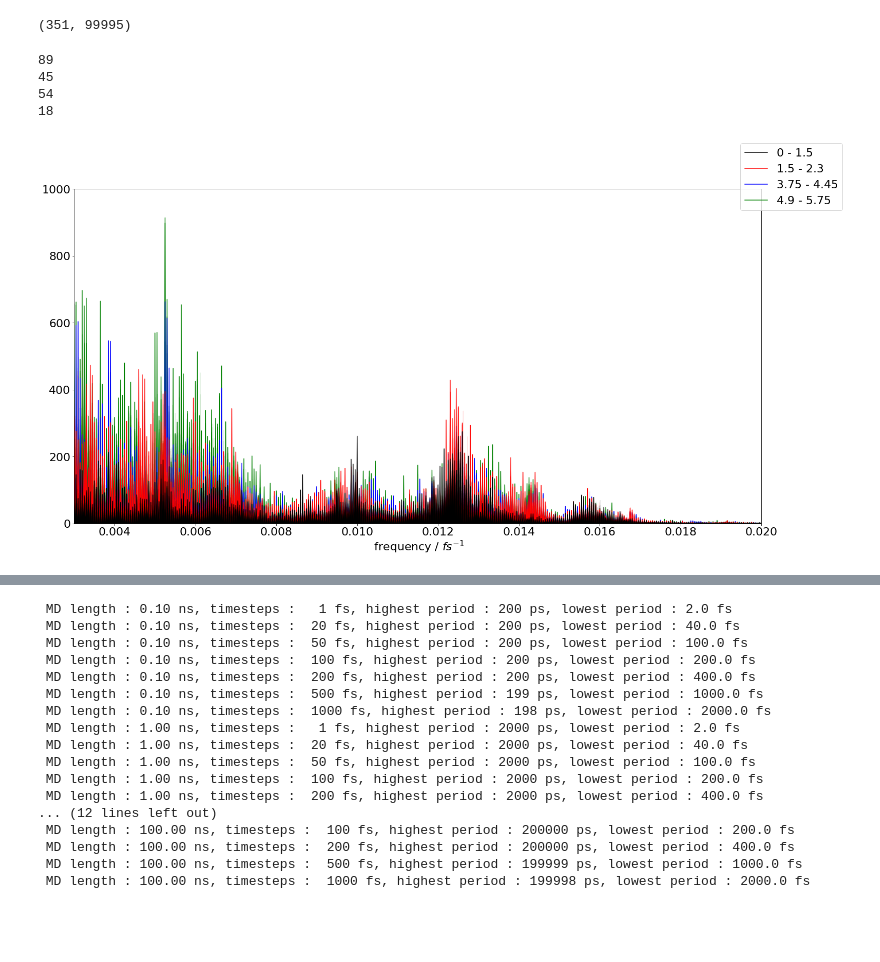
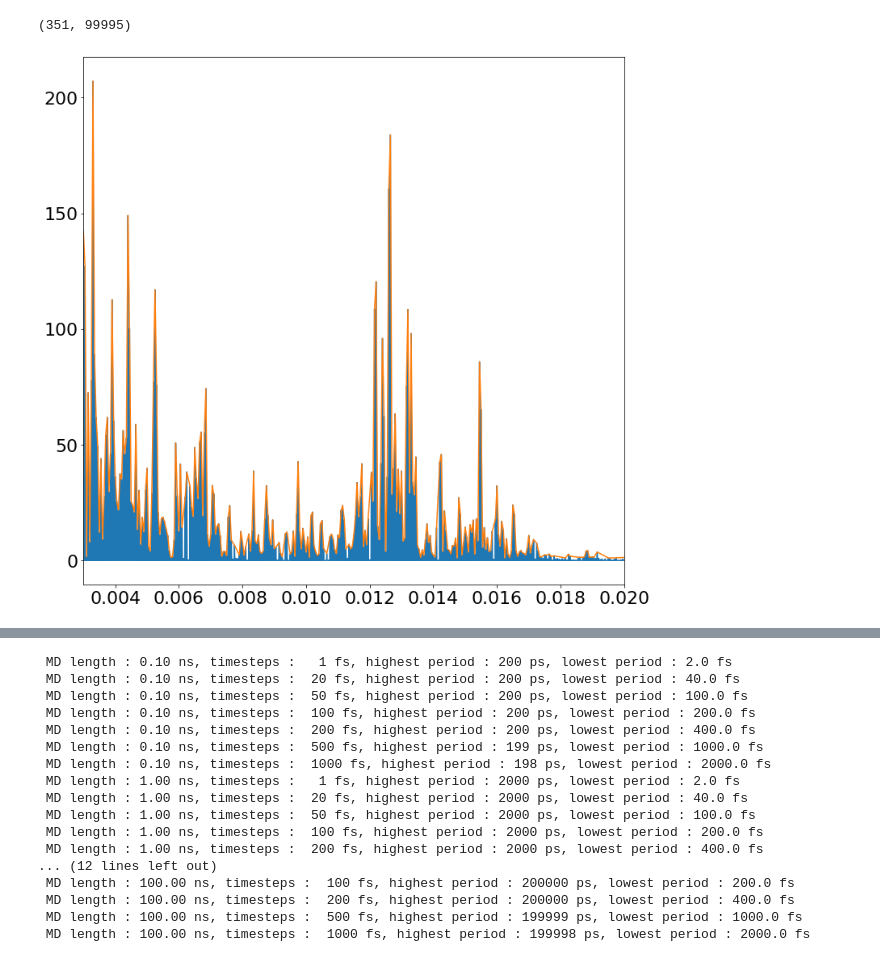
Before and after one commit to Oliver-Feighan/SpectralDensity, a Jupyter notebook: analysis/analysis.ipynb, the cells around one changed output, grey strips where cells are left out. Saved outputs shown, nothing was run; the diff lists cells and outputs as text; code cells hidden in the pictures; blank space fills up the shorter version.

```diff
--- a/analysis/analysis.ipynb
+++ b/analysis/analysis.ipynb
@@ -129,44 +125,18 @@ def value_select(upper, lower):
     return select[0]
 
 distances = value_select(1.5, 0)
-# %%
-fig, ax = plt.subplots(1,1, sharex=True, sharey=True)
-
-ax.set_xlim(3e-3, 2e-2)
-ax.set_ylim(0, 1000)
-
-[1.5, 2.3, 3, 3.75, 4.45, 4.9, 5.75]
-
-for i in value_select(5.75, 4.9):
-    lin1, = ax.plot(first_half(domain_10ps), first_half(abs(spectra_10ps[i])), alpha=1, color='green')
-    ax.plot(first_half(domain_100ps), first_half(abs(spectra_100ps[i])), alpha=0.1, color='green')
-
-for i in value_select(4.45, 3.75):
-    lin2, = ax.plot(first_half(domain_10ps), first_half(abs(spectra_10ps[i])), alpha=1, color='blue')
-    ax.plot(first_half(domain_100ps), first_half(abs(spectra_100ps[i])), alpha=0.1, color='blue')
-
-for i in value_select(2.3, 1.5):
-    lin3, = ax.plot(first_half(domain_10ps), first_half(abs(spectra_10ps[i])), alpha=1, color='red')
-    ax.plot(first_half(domain_100ps), first_half(abs(spectra_100ps[i])), alpha=0.1, color='red')
-
-for i in value_select(1.5, 0.0):
-    lin4, = ax.plot(first_half(domain_10ps), first_half(abs(spectra_10ps[i])), alpha=1, color='black')
-    ax.plot(first_half(domain_100ps), first_half(abs(spectra_100ps[i])), alpha=0.1, color='black')
-
-print(len(value_select(5.75, 4.9)))
-print(len(value_select(4.45, 3.75)))
-print(len(value_select(2.3, 1.5)))
-print(len(value_select(1.5, 0.0)))
-
-
-fig.legend([lin4, lin3, lin2, lin1], ["0 - 1.5", "1.5 - 2.3", "3.75 - 4.45", "4.9 - 5.75"])
-
-ax.set_xlabel(" frequency / $fs^{-1}$")
-
-fig.set_size_inches(24, 12)
-# %% [output]
-89
-45
-54
-18
-[figure, removed]
+# %%
+temp_domain = domain_10ps[np.where(domain_10ps > 3e-3)[0]]
+temp_spectrum = abs(spectra_10ps[:,np.where(domain_10ps > 3e-3)[0]][0])
+
+contributions = np.where(temp_spectrum > 1)[0]
+
+fig, ax = plt.subplots()
+
+ax.plot(temp_domain, temp_spectrum)
+ax.set_xlim(3e-3, 2e-2)
+ax.plot(temp_domain[contributions], temp_spectrum[contributions])
+
+fig.set_size_inches(12,12)
+# %% [output]
+[figure, added]
```
Also changed, not shown: parts of 6 cells of this notebook, 34 other files.
